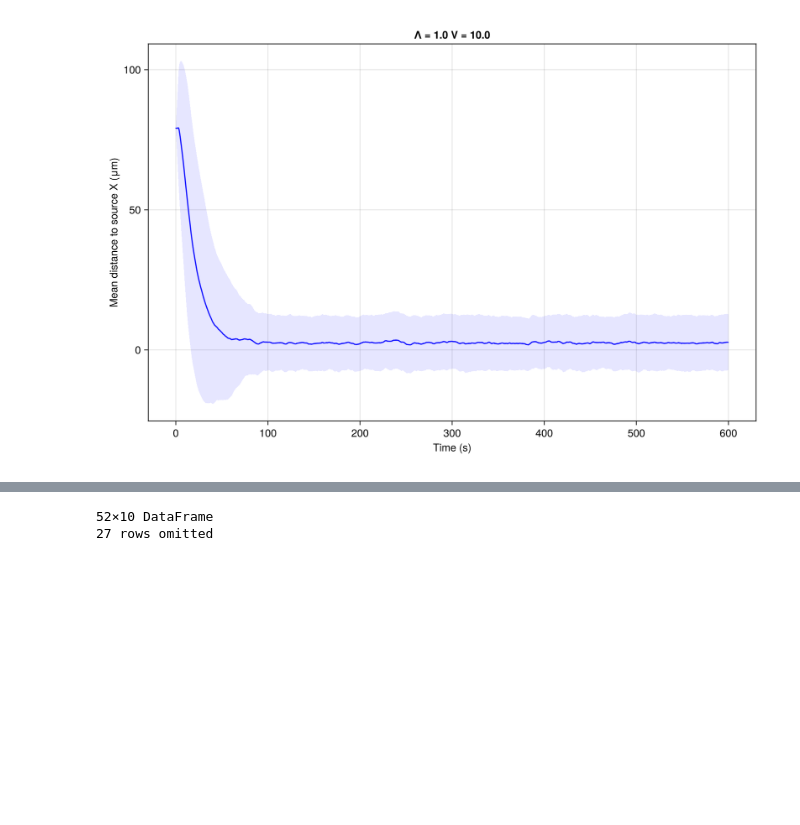
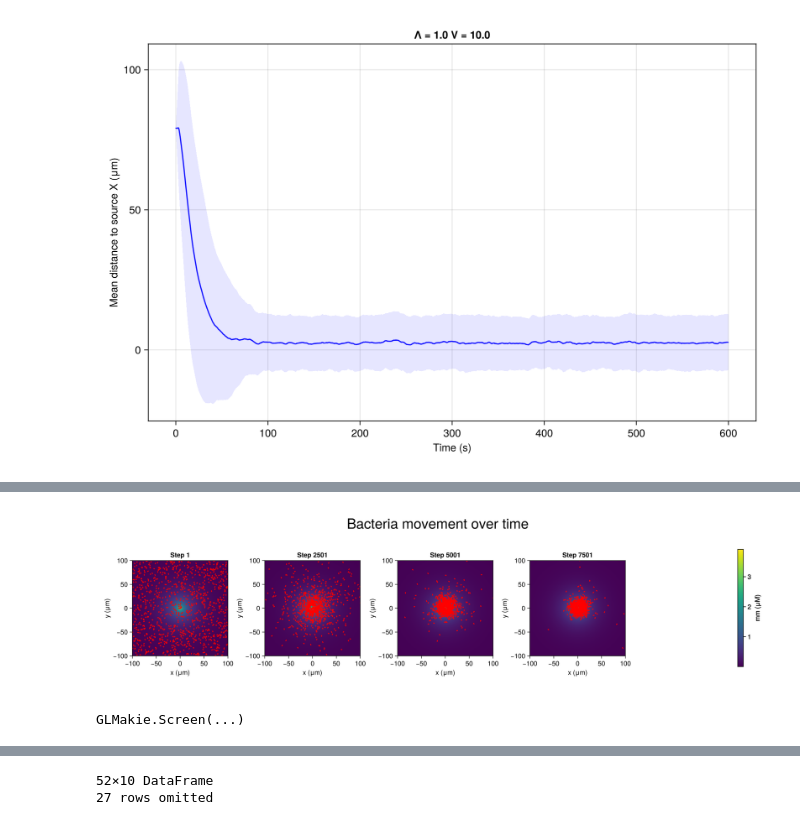
Before and after one commit to jmarib/CellBasedModels.jl, a Jupyter notebook: examples/presentacio_jordi.ipynb, the cells around one changed output, grey strips where cells are left out. Saved outputs shown, nothing was run; the diff lists cells and outputs as text; code cells hidden in the pictures; blank space fills up the shorter version.

```diff
--- a/examples/presentacio_jordi.ipynb
+++ b/examples/presentacio_jordi.ipynb
@@ -44,0 +106,68 @@ save("Plots/Fixed_source_model/Presentation_meandist.png", fig)
+# %%
+fig2 = Figure(size=(2100,400))
+
+model_steps = 1:10000
+steps_to_plot = unique(model_steps)[1:round(Int, length(unique(model_steps))/4):end]
+
+xs, ys = 0.0, 0.0
+
+
+len = Int(100 + 100)
+# x_grid = range(com.simBox[1], com.simBox[3], length=len)
+# y_grid = range(com.simBox[2], com.simBox[4], length=len)
+x_grid = range(-100, 100, length=len)
+y_grid = range(-100, 100, length=len)
+
+X, Y = meshgrid(x_grid, y_grid)
+
+λ = sqrt(10 / 0.01)
+# λ = sqrt(com.DMedium / com.delta)
+
+r = sqrt.((X .- xs).^2 .+ (Y .- ys).^2)
+
+mm_grid = @. 1.0 * besselk(0, r / λ)
+
+jldopen("fsb_example.jld2", "r") do file
+    for (j, step) in enumerate(steps_to_plot)
+
+        x = Vector{Float64}(undef, 21)
+        y = Vector{Float64}(undef, 21)
+
+        ax = Axis(fig2[1, 1*j-1], aspect=1, title="Step $step",  xlabel="x (μm)", ylabel="y (μm)")
+        xlims!(ax, -100, 100)
+        ylims!(ax, -100, 100)
+
+        g = file[@sprintf("step_%06d", step)]
+
+        hm = heatmap!(ax, x_grid, y_grid, mm_grid, colormap=:viridis)
+        Colorbar(fig2[1, 5], hm, label="mm (μM)")
+
+
+        x = g["x"]
+        y = g["y"]
+        theta = g["theta"]
+        l = 3
+
+        # scatter!(ax, x[1], y[1], color=:cyan, markersize=5, label="Source")
+
+
+            # Compute rod endpoints
+            xs1 = x .+ l ./ 2 .* cos.(theta)
+            ys1 = y .+ l ./ 2 .* sin.(theta)
+            xs2 = x .- l ./ 2 .* cos.(theta)
+            ys2 = y .- l ./ 2 .* sin.(theta)
+
+            for i in 1:length(x)
+                linesegments!([Point2f(x[i], y[i]), Point2f(xs1[i], ys1[i])], color=:red, linewidth=2)
+                linesegments!([Point2f(x[i], y[i]), Point2f(xs2[i], ys2[i])], color=:red, linewidth=2)
+            end
+
+    end
+end
+# sideinfo = Label(fig2[2, 1:5], "Model parameters = DMedium: $(com.DMedium), v: [$(com.v[1])μm/s], tm: [$(com.τm[1])s]", justification = :left, color = :grey)
+supertitle  = Label(fig2[0, :], "Bacteria movement over time", fontsize = 30)
+
+display(fig2)
+# %% [output]
+[figure, added]
+GLMakie.Screen(...)
```
Also changed, not shown: parts of 9 cells of this notebook, 4 other files.
